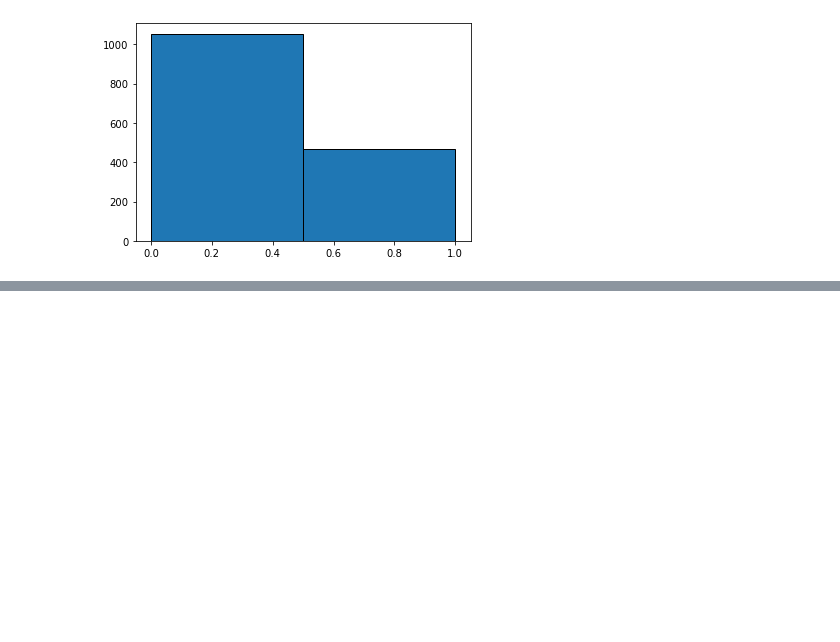
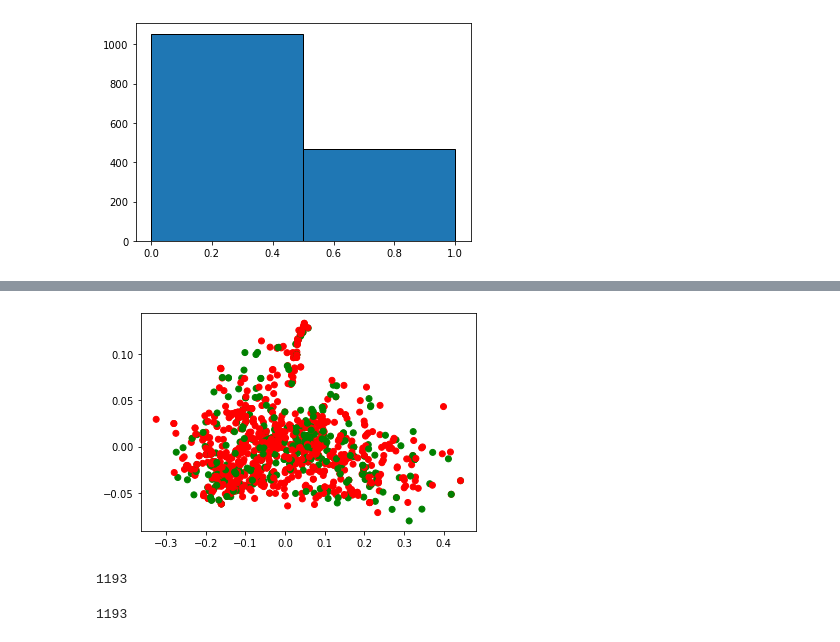
Before and after one commit to med-sci/teachmecadd, a Jupyter notebook: tutorials/7.CNN_on_smiles.ipynb, the cells around one changed output, grey strips where cells are left out. Saved outputs shown, nothing was run; the diff lists cells and outputs as text; code cells hidden in the pictures; blank space fills up the shorter version.

```diff
--- a/tutorials/7.CNN_on_smiles.ipynb
+++ b/tutorials/7.CNN_on_smiles.ipynb
@@ -56,0 +53,15 @@ evaluate_CNN(model, test_dataloader)
+# %%
+outs = []
+labls = []
+for batch, labels in train_dataloader:
+    out = model(batch, encode=True)
+    outs.append(out.detach().cpu().numpy())
+    labls.append([label.item() for label in labels])
+# %%
+import numpy as np
+for idx, (out, lbl) in enumerate(zip(outs, labls)):
+    if idx==0:
+        result = out
+        labels = lbl
+    result = np.vstack((result, out))
+    labels = labels+lbl
@@ -56,0 +73,8 @@ evaluate_CNN(model, test_dataloader)
+# %%
+pca = PCA(2)
+comp = pca.fit_transform(result)
+# %%
+plt.scatter(x=comp[:,0], y=comp[:,1], c=labels)
+plt.show()
+# %% [output]
+[figure, added]
@@ -56,0 +83,8 @@ evaluate_CNN(model, test_dataloader)
+# %%
+labels.__len__()
+# %% [output]
+1193
+# %%
+labels.__len__()
+# %% [output]
+1193
```
Also changed, not shown: parts of 10 cells of this notebook, 6 other files.
